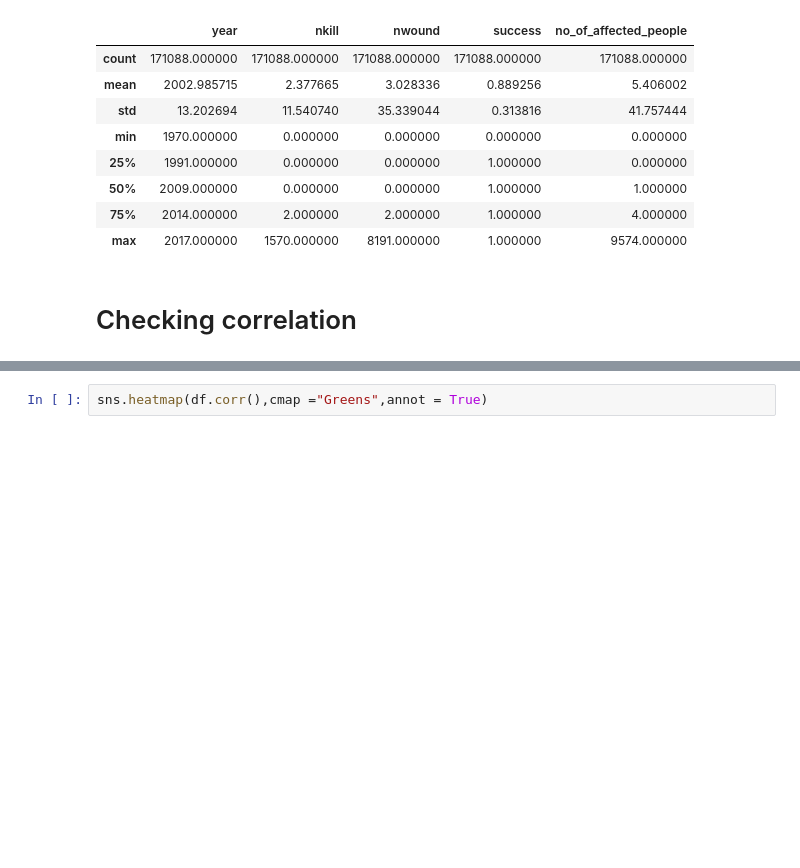
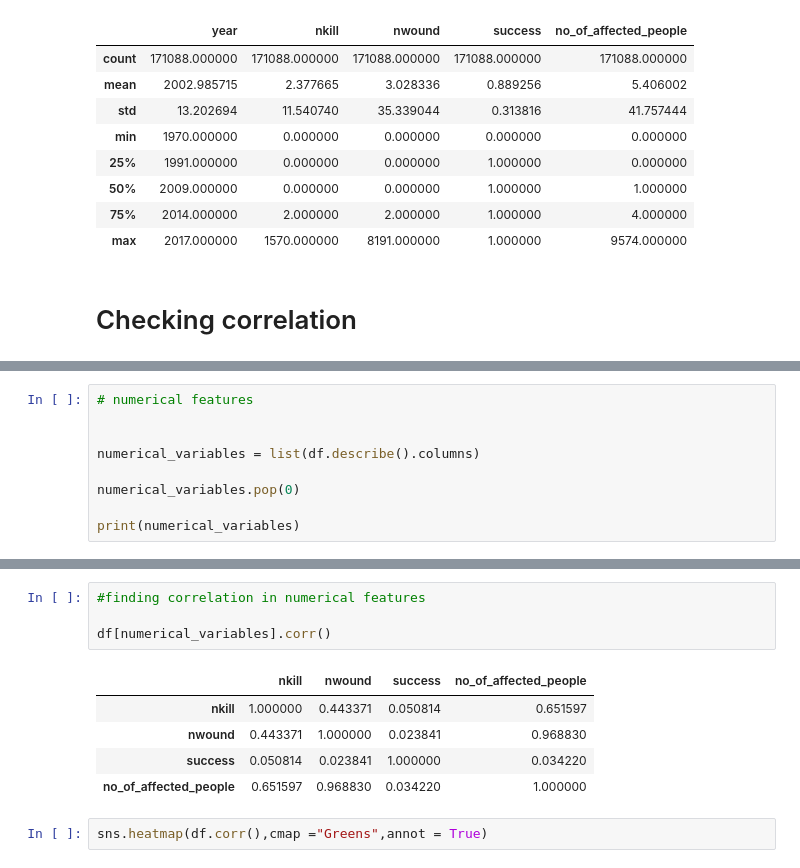
Before and after one commit to chandrakar-shubham/EDA-Global-Terrorism-Analysis, a Jupyter notebook: Global_Terrorism_Analysis_Capstone_Project.ipynb, the cells around one changed output, grey strips where cells are left out. Cells and saved outputs as stored; diff of their text form; blank space fills up the shorter version.

```diff
--- a/Global_Terrorism_Analysis_Capstone_Project.ipynb
+++ b/Global_Terrorism_Analysis_Capstone_Project.ipynb
@@ -312,0 +298,9 @@ df.corr()
+# %%
+# numerical features
+
+
+numerical_variables = list(df.describe().columns)
+
+numerical_variables.pop(0)
+
+print(numerical_variables)
@@ -313,3 +319,13 @@ df.corr()
+# %%
+#finding correlation in numerical features
+
+df[numerical_variables].corr()
+# %% [output]
+|  | nkill | nwound | success | no_of_affected_people |
+| nkill | 1.000000 | 0.443371 | 0.050814 | 0.651597 |
+| nwound | 0.443371 | 1.000000 | 0.023841 | 0.968830 |
+| success | 0.050814 | 0.023841 | 1.000000 | 0.034220 |
+| no_of_affected_people | 0.651597 | 0.968830 | 0.034220 | 1.000000 |
 # %%
 sns.heatmap(df.corr(),cmap ="Greens",annot = True)
 # %% [output]
```
Also changed, not shown: parts of 6 cells of this notebook.
